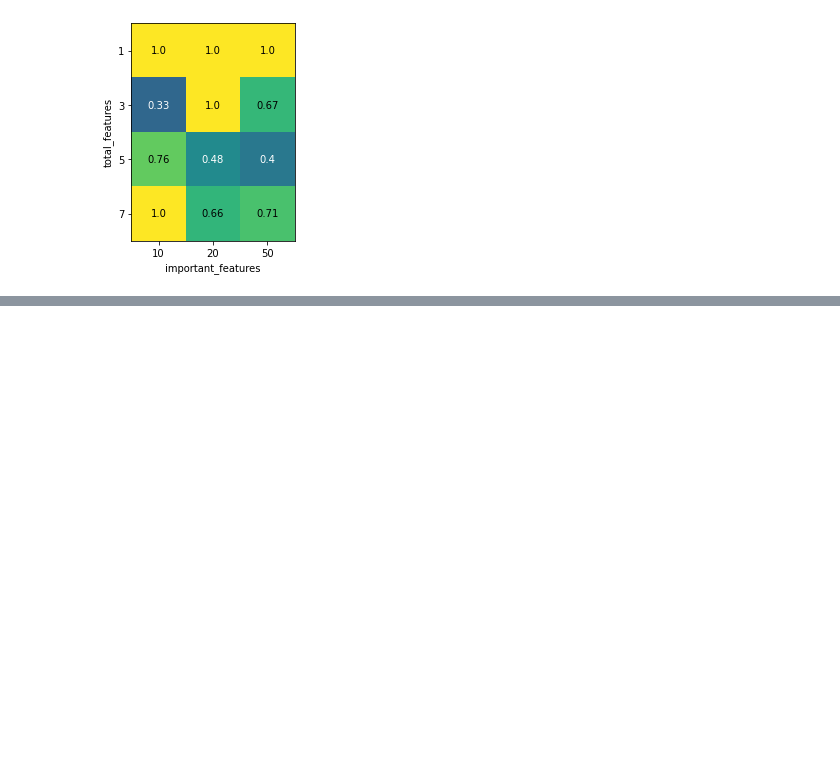
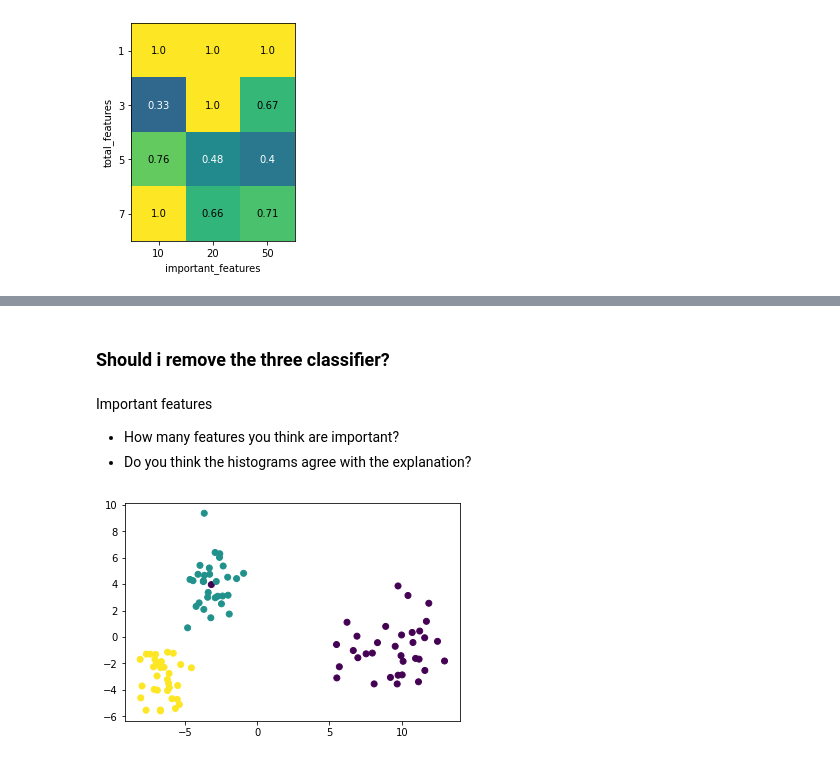
Before and after one commit to CristianLeoni/Master_thesis, a Jupyter notebook: dataset_exploration.ipynb, the cells around one changed output, grey strips where cells are left out. Saved outputs shown, nothing was run; the diff lists cells and outputs as text; code cells hidden in the pictures; blank space fills up the shorter version.

```diff
--- a/dataset_exploration.ipynb
+++ b/dataset_exploration.ipynb
@@ -997,0 +1065,17 @@ d.get_data_cat('test')
+# %% [markdown]
+### Should i remove the three classifier?
+# %% [markdown]
+Important features
+- How many features you think are important?
+- Do you think the histograms agree with the explanation?
+# %%
+data,target=mk(n_informative=5, n_redundant=0, n_repeated=0,n_features=30,n_classes=3,n_clusters_per_class=1,class_sep=4,shuffle=False)
+
+dr = dimensionality_reduction.Pca
+red = dr.get_reduced(data,{})
+plt.scatter(red['x'],red['y'],c=target)
+target
+
+pd.DataFrame(data).to_csv('Three_clusters.csv',index = False)
+# %% [output]
+[figure, added]
```
Also changed, not shown: parts of 5 cells of this notebook, 7 other files.
